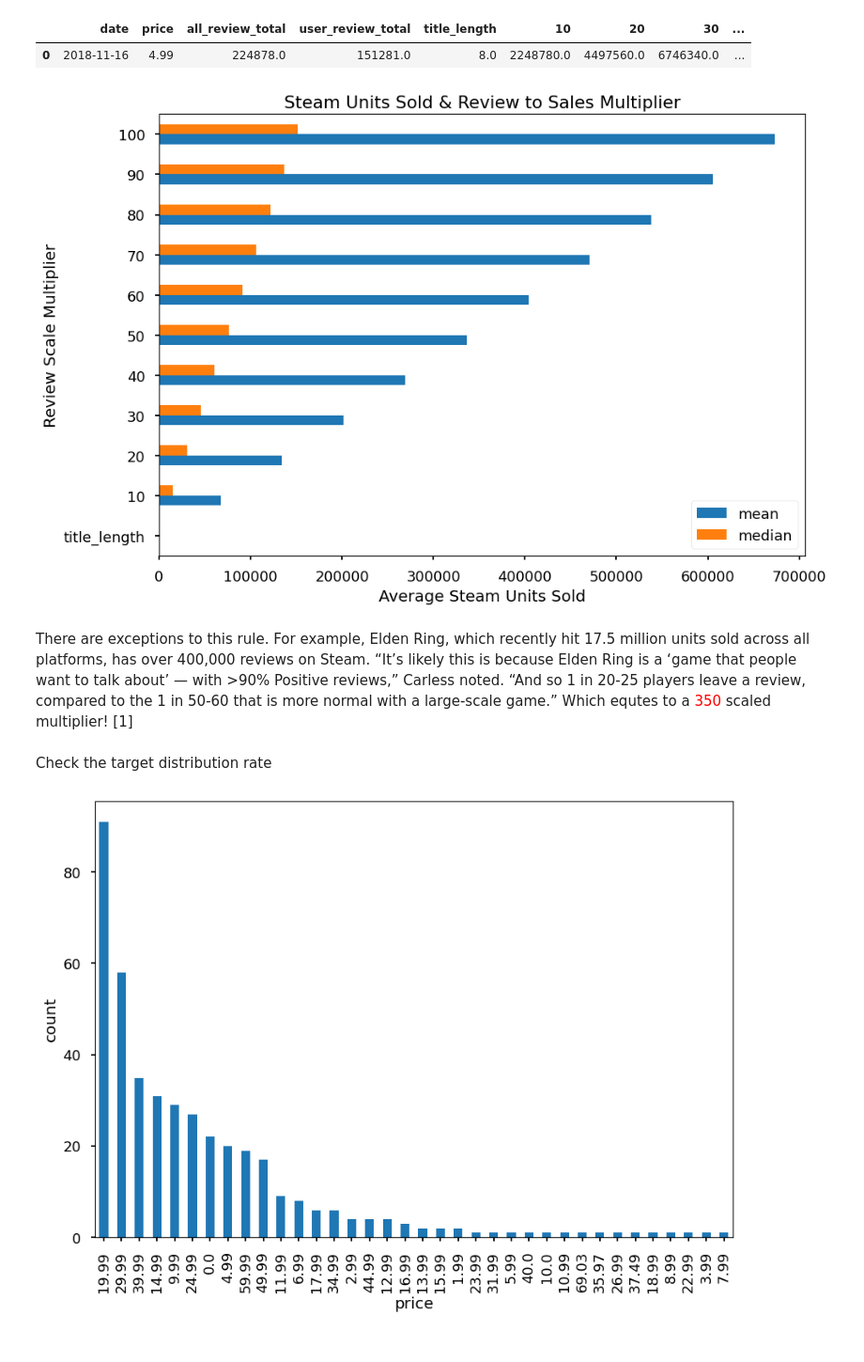
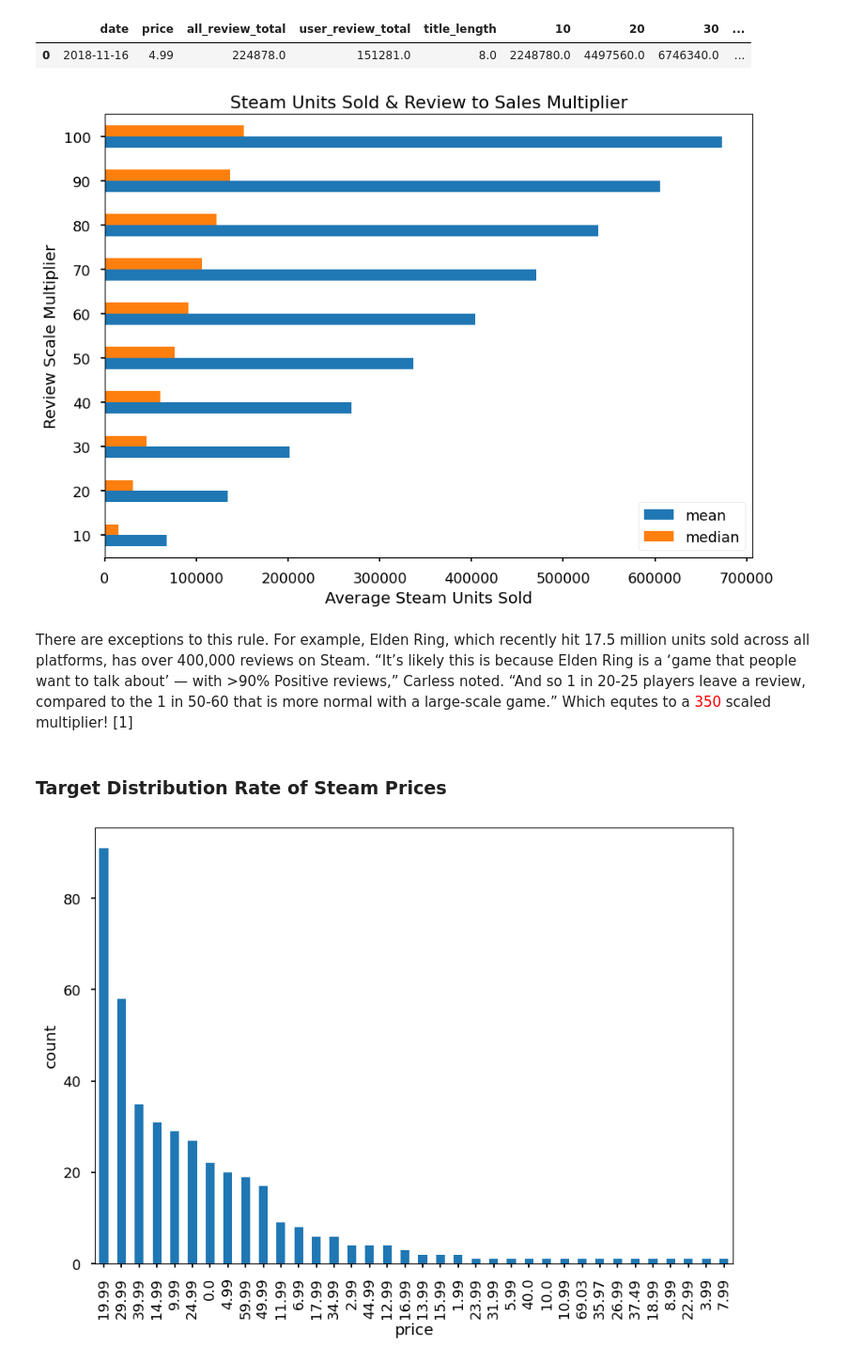
Before and after one commit to hypothetical-lemon/COMP4448, a Jupyter notebook: final_project.ipynb, the cells around one changed output. Shown: that part at 94% size. Cells and saved outputs as stored; diff of their text form; code cells hidden in the pictures.

```diff
--- a/final_project.ipynb
+++ b/final_project.ipynb
@@ -237,5 +245,10 @@ There is a file called "final_data_new.json" where the price was cleaned, but it
 # %%
 def clean_price(x):
+    """
+    Clean the price string
+    Params: x: the string from the dataframe of price feature
+    Return: int, cleaned string or 0.00 if the game is free
+    """
     result = re.search(pattern=r'[0-9]+\.[0-9][0-9]', string=x)
     if result is None:
         result = re.search(pattern=r'Free to Play', string=x)
@@ -594,17 +611,17 @@ dtype: object
 | 0 | 2018-11-16 | 4.99 | 224878.0 | 151281.0 | 8.0 | 2248780.0 | 4497560.0 | 6746340.0 | ... |
 # %%
 calc_result = clean_df.apply(['mean', 'median'])
-calc_result.drop(['price', 'all_review_total', 'user_review_total', 'date'], axis=1, inplace=True)
+calc_result.drop(['price', 'all_review_total', 'user_review_total', 'date', 'title_length'], axis=1, inplace=True)
 
 g = calc_result.T.plot.barh(title='Steam Units Sold & Review to Sales Multiplier')
 g.set_xlabel('Average Steam Units Sold')
 g.set_ylabel('Review Scale Multiplier');
 # %% [output]
-[figure, old version]
+[figure, new version]
 # %% [markdown]
 There are exceptions to this rule. For example, Elden Ring, which recently hit 17.5 million units sold across all platforms, has over 400,000 reviews on Steam. “It’s likely this is because Elden Ring is a ‘game that people want to talk about’ — with >90% Positive reviews,” Carless noted. “And so 1 in 20-25 players leave a review, compared to the 1 in 50-60 that is more normal with a large-scale game.” Which equtes to a <span style="color:red">350</span> scaled multiplier! [1]
-# %% [markdown]
-Check the target distribution rate
+# %% [markdown]
+### Target Distribution Rate of Steam Prices
 # %%
 clean_df['price'].value_counts().plot.bar(ylabel='count', xlabel='price');
 # %% [output]
```
Also changed, not shown: parts of 41 cells of this notebook.
